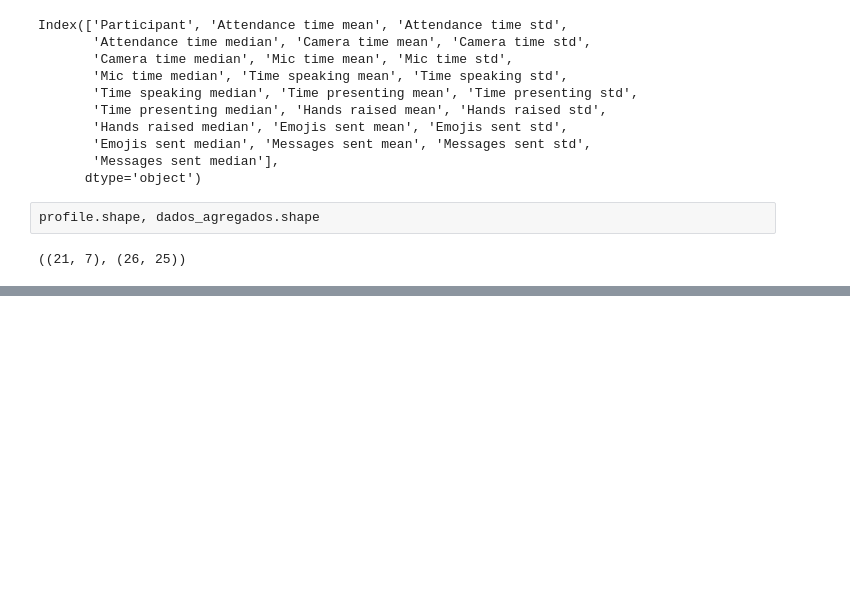
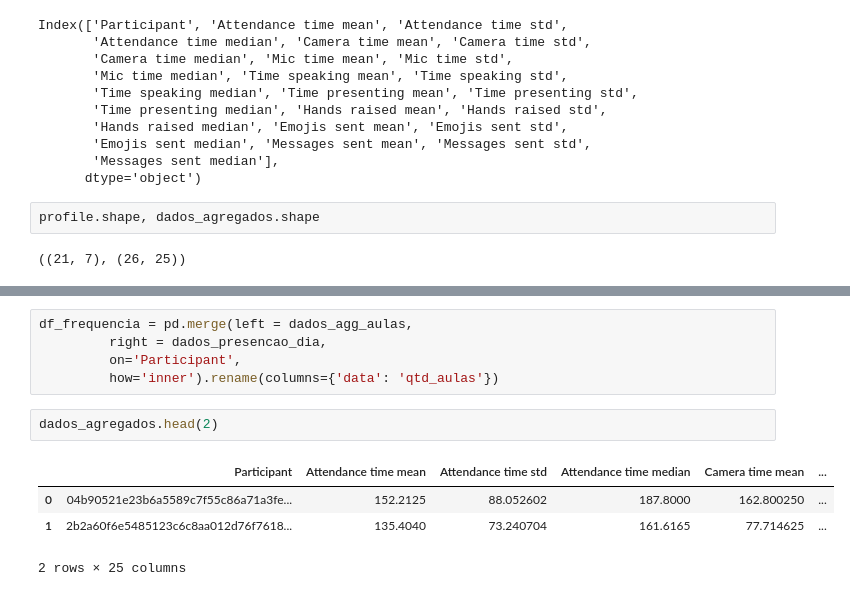
Before and after one commit to robertosgpontes/santander1175, a Jupyter notebook: EDA.ipynb, the cells around one changed output, grey strips where cells are left out. Cells and saved outputs as stored; diff of their text form; blank space fills up the shorter version.

```diff
--- a/EDA.ipynb
+++ b/EDA.ipynb
@@ -284,0 +327,12 @@ pd.merge(left=profile,
+# %%
+df_frequencia = pd.merge(left = dados_agg_aulas,
+         right = dados_presencao_dia,
+         on='Participant',
+         how='inner').rename(columns={'data': 'qtd_aulas'})
+# %%
+dados_agregados.head(2)
+# %% [output]
+|  | Participant | Attendance time mean | Attendance time std | Attendance time median | Camera time mean | ... |
+| 0 | 04b90521e23b6a5589c7f55c86a71a3fe... | 152.2125 | 88.052602 | 187.8000 | 162.800250 | ... |
+| 1 | 2b2a60f6e5485123c6c8aa012d76f7618... | 135.4040 | 73.240704 | 161.6165 | 77.714625 | ... |
+2 rows × 25 columns
```
Also changed, not shown: parts of 14 cells of this notebook.
